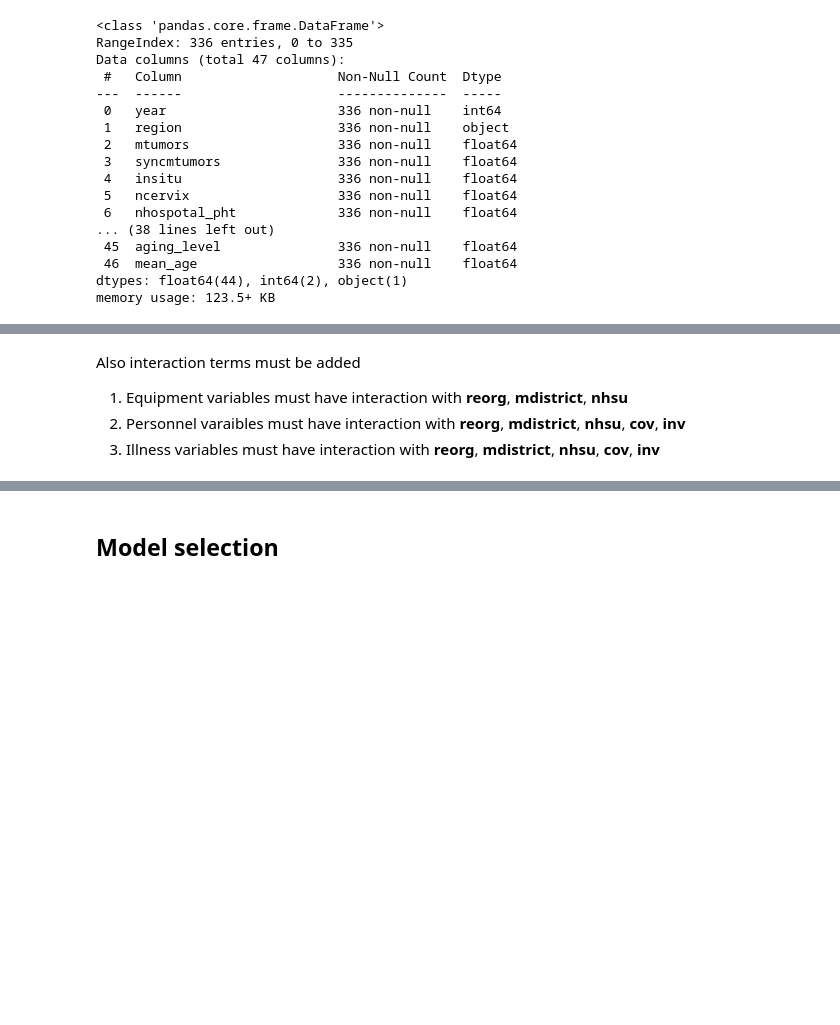
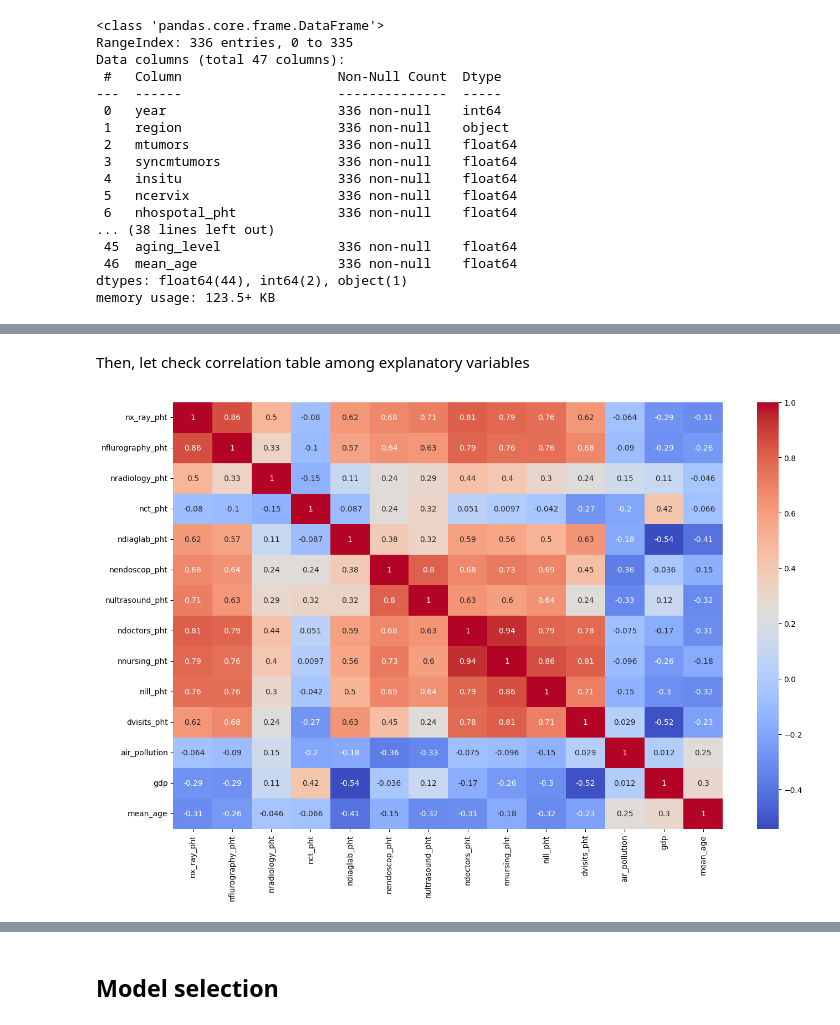
Before and after one commit to Zhukowych/cancer_incidence, a Jupyter notebook: modeling.ipynb, the cells around one changed output, grey strips where cells are left out. Saved outputs shown, nothing was run; the diff lists cells and outputs as text; code cells hidden in the pictures; blank space fills up the shorter version.

```diff
--- a/modeling.ipynb
+++ b/modeling.ipynb
@@ -43,8 +43,8 @@ dtypes: float64(44), int64(2), object(1)
 memory usage: 123.5+ KB
 # %%
 st_df = st_df.drop(columns=['tincidence_pht', 'mtumors', 'syncmtumors', 'insitu', 'ncervix', 'nvillage_ill_pht',
-                            'hvisits_pht', 'ndialysis_pht', 'ndialysis_pht', 'nbacter_pht', 'polluted_dumps',
-                            'not_cleaned_dumps', 'dumps_not_cleaned_enough', 'num_clearing_plants', 'nphysic_pht'])
+                            'hvisits_pht', 'ndialysis_pht', 'ndialysis_pht', 'nbacter_pht',
+                            'dumps_not_cleaned_enough', 'nphysic_pht'])
 # %%
 st_df.columns
 # %% [output]
@@ -73,7 +60,0 @@ Also interaction varables must be added
-# %%
-st_df['reorg'] = ((st_df.year >= 2012) & (st_df.year < 2014)).astype(int)
-# st_df['morat'] = ((st_df.year >= 2014) & (st_df.year < 2015)).astype(int)
-st_df['inner'] = ((st_df.year >= 2014) & (st_df.year < 2018)).astype(int)
-st_df['nhsu'] = ((st_df.year >= 2018) & (st_df.year < 2019)).astype(int)
-st_df['cov'] = ((st_df.year >= 2020) & (st_df.year < 2022)).astype(int)
-st_df['inv'] = (st_df.year >= 2022).astype(int)
@@ -80,29 +73,18 @@ st_df['inv'] = (st_df.year >= 2022).astype(int)
 # %%
 
 equipment_variables = [
-    'nhospotal_pht', 'nbeds_pht', 'nx_ray_pht', 'nflurography_pht',
-    'nradiology_pht', 'nradlab_pht', 'nсt_pht', 'ncardiogram_pht', 'ndiaglab_pht',
-    'nbiochem_pht', 'ncyto_pht', 'nimun_pht', 'nendoscop_pht', 'nultrasound_pht',
+    'nx_ray_pht', 'nflurography_pht', 'nradiology_pht',
+    'nсt_pht', 'ndiaglab_pht', 'nendoscop_pht', 'nultrasound_pht',
 ]
 
 personnel_variables = ['ndoctors_pht', 'nnursing_pht']
 
-illness_variables = ['nill_pht']
+illness_variables = ['nill_pht', 'dvisits_pht']
 
-environmental_variables = [
-    'air_pollution'
-]
+environmental_variables = ['air_pollution']
 
-dummies = ['reorg', 'inner', 'nhsu', 'cov']
+socioeconomic_variables = ["gdp", "mean_age"]
 
-economic_variables = ["gdp", "mean_age"]
-
-all_explanatory_variables = equipment_variables + personnel_variables + illness_variables + environmental_variables + economic_variables
+all_explanatory_variables = equipment_variables + personnel_variables + illness_variables + environmental_variables + socioeconomic_variables
 
 all_dependent_variables = ['mtumors_pti']
-# %% [markdown]
-Also interaction terms must be added
-
-1. Equipment variables must have interaction with **reorg**, **mdistrict**, **nhsu**
-2. Personnel varaibles must have interaction with **reorg**, **mdistrict**, **nhsu**, **cov**, **inv**
-3. Illness variables must have interaction with **reorg**, **mdistrict**, **nhsu**, **cov**, **inv**
@@ -121,0 +91,9 @@ def add_interactions(df, interactions: list[str], x_names: list[str]):
+# %% [markdown]
+Then, let check correlation table among explanatory variables
+# %%
+plt.figure(figsize=(16, 10))
+correlation_matrix = st_df[all_explanatory_variables].corr()
+sns.heatmap(correlation_matrix, annot=True, cmap='coolwarm')
+plt.show()
+# %% [output]
+[figure, added]
```
Also changed, not shown: parts of 44 cells of this notebook, 1 other file.
